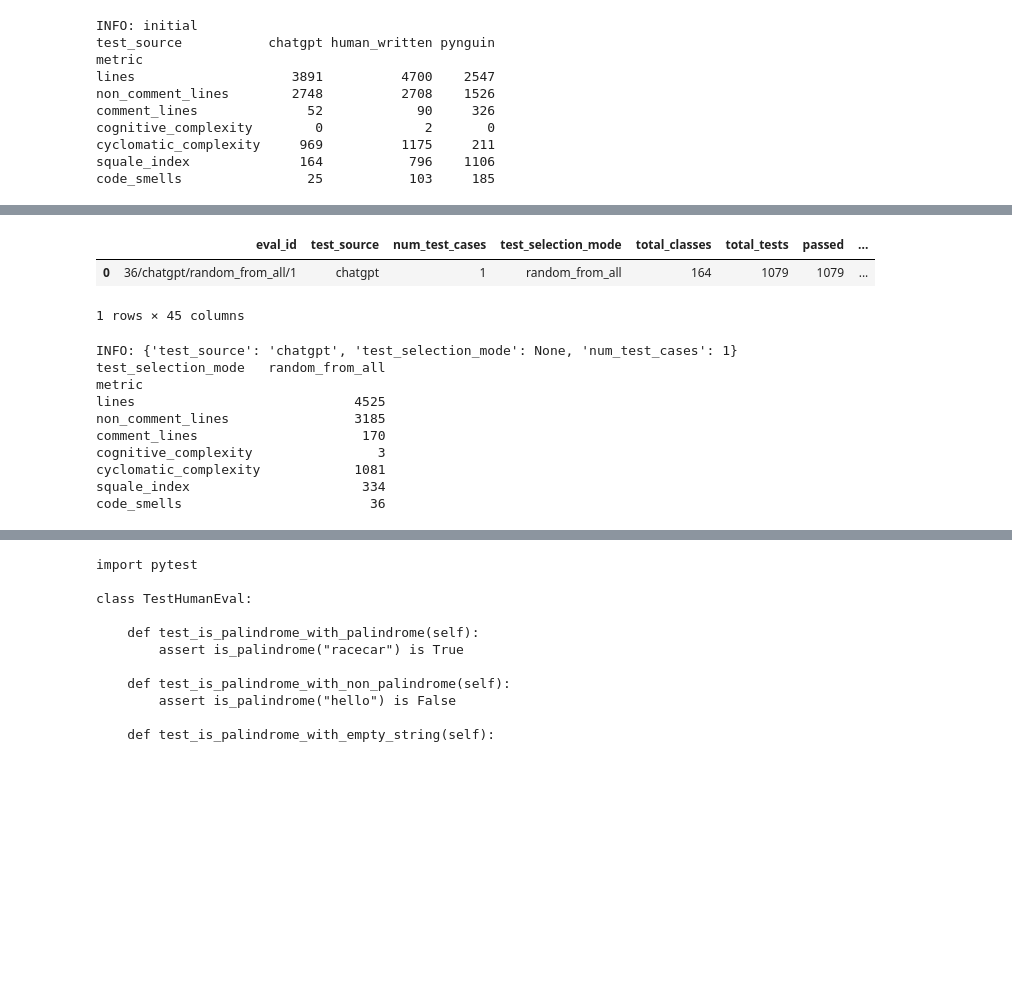
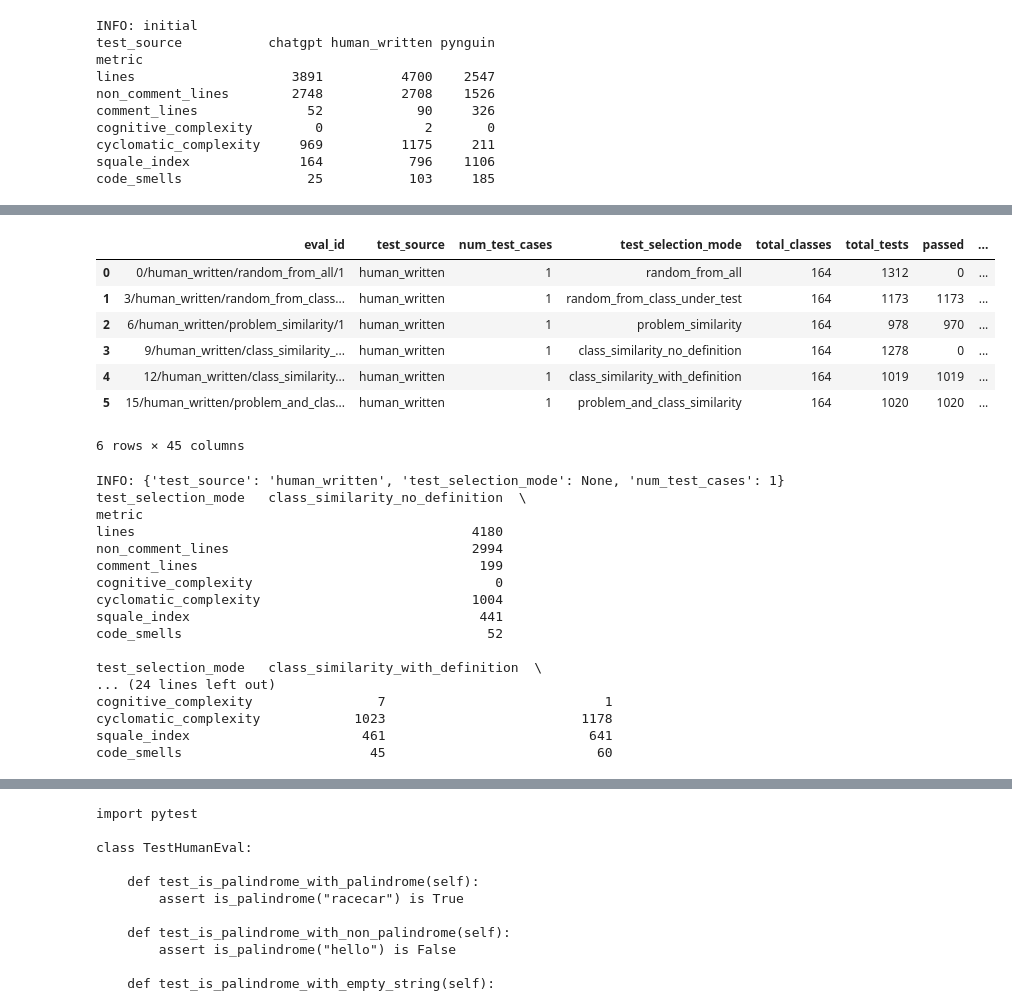
Before and after one commit to AlexChudic/test-suite-enhancement, a Jupyter notebook: src/scripts.ipynb, the cells around one changed output, grey strips where cells are left out. Drawn from its saved outputs; the diff is of its cells as text; code cells hidden in the pictures; blank space fills up the shorter version.

```diff
--- a/src/scripts.ipynb
+++ b/src/scripts.ipynb
@@ -474,9 +523,9 @@ squale_index              164           796    1106
 code_smells                25           103     185
 # %%
 settings = {
-    'test_source': None,
-    'test_selection_mode': 'random_from_all',
-    'num_test_cases': 1
+    'test_source': "human_written",
+    'test_selection_mode': None,
+    'num_test_cases': 3
 }
 enhanced_dfs = get_enhanced_eval_data("human_eval", settings)
 display(enhanced_dfs)
@@ -518,46 +577,58 @@ def create_code_quality_table_2(df, settings=None):
         id_var = ['test_source']
         settings = 'initial'
 
     # Create correctness table
     melted = df.melt(
         id_vars=id_var,
         value_vars=code_quality_cols,
         var_name='metric',
         value_name='value'
     )
     code_quality_table = melted.pivot(index='metric', columns=id_var, values='value').fillna(0)
     code_quality_table = code_quality_table.reindex(code_quality_cols)
     # Sort the table by the order of coverage_cols
 
     # Format values
     code_quality_table = code_quality_table.astype(str)
 
     # Display
     print(f"INFO: {settings}")
     print(code_quality_table)
 
 settings = {
-    'test_source': "chatgpt",
+    'test_source': "human_written",
     'test_selection_mode': None,
     'num_test_cases': 1
 }
 enhanced_dfs = get_enhanced_eval_data("human_eval", settings)
 display(enhanced_dfs)
 create_code_quality_table_2(enhanced_dfs, settings)
 # %% [output]
 |  | eval_id | test_source | num_test_cases | test_selection_mode | total_classes | total_tests | passed | ... |
-| 0 | 36/chatgpt/random_from_all/1 | chatgpt | 1 | random_from_all | 164 | 1079 | 1079 | ... |
+| 0 | 0/human_written/random_from_all/1 | human_written | 1 | random_from_all | 164 | 1312 | 0 | ... |
+| 1 | 3/human_written/random_from_class... | human_written | 1 | random_from_class_under_test | 164 | 1173 | 1173 | ... |
+| 2 | 6/human_written/problem_similarity/1 | human_written | 1 | problem_similarity | 164 | 978 | 970 | ... |
+| 3 | 9/human_written/class_similarity_... | human_written | 1 | class_similarity_no_definition | 164 | 1278 | 0 | ... |
+| 4 | 12/human_written/class_similarity... | human_written | 1 | class_similarity_with_definition | 164 | 1019 | 1019 | ... |
+| 5 | 15/human_written/problem_and_clas... | human_written | 1 | problem_and_class_similarity | 164 | 1020 | 1020 | ... |
-1 rows × 45 columns
+6 rows × 45 columns
-INFO: {'test_source': 'chatgpt', 'test_selection_mode': None, 'num_test_cases': 1}
-test_selection_mode   random_from_all
+INFO: {'test_source': 'human_written', 'test_selection_mode': None, 'num_test_cases': 1}
+test_selection_mode   class_similarity_no_definition  \
 metric
-lines                            4525
-non_comment_lines                3185
-comment_lines                     170
-cognitive_complexity                3
-cyclomatic_complexity            1081
-squale_index                      334
-code_smells                        36
+lines                                           4180
+non_comment_lines                               2994
+comment_lines                                    199
+cognitive_complexity                               0
+cyclomatic_complexity                           1004
+squale_index                                     441
+code_smells                                       52
+
+test_selection_mode   class_similarity_with_definition  \
+... (24 lines left out)
+cognitive_complexity                7                            1
+cyclomatic_complexity            1023                         1178
+squale_index                      461                          641
+code_smells                        45                           60
 # %%
 # Chart
 
```
Also changed, not shown: parts of 22 cells of this notebook.
